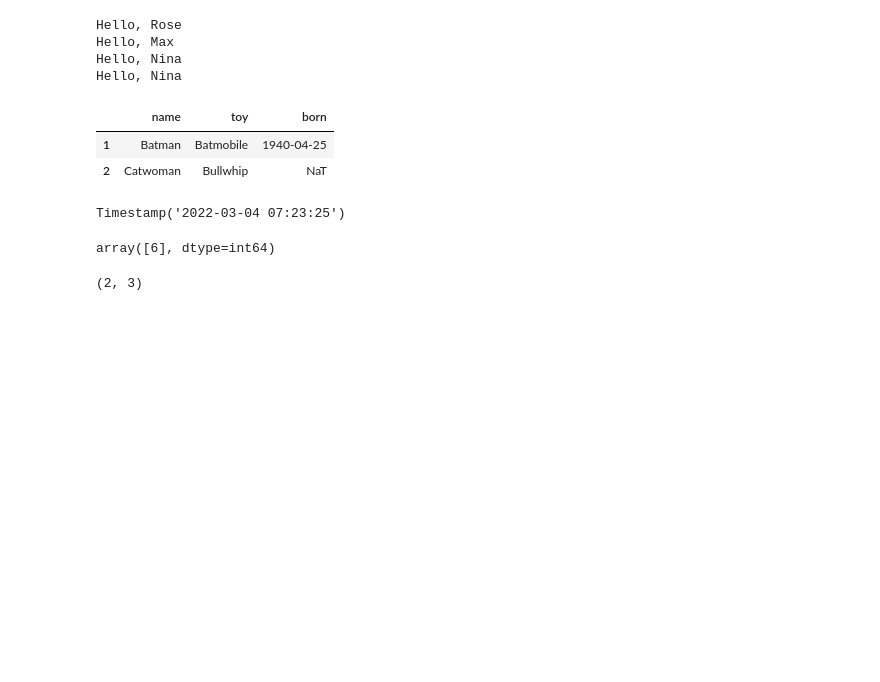
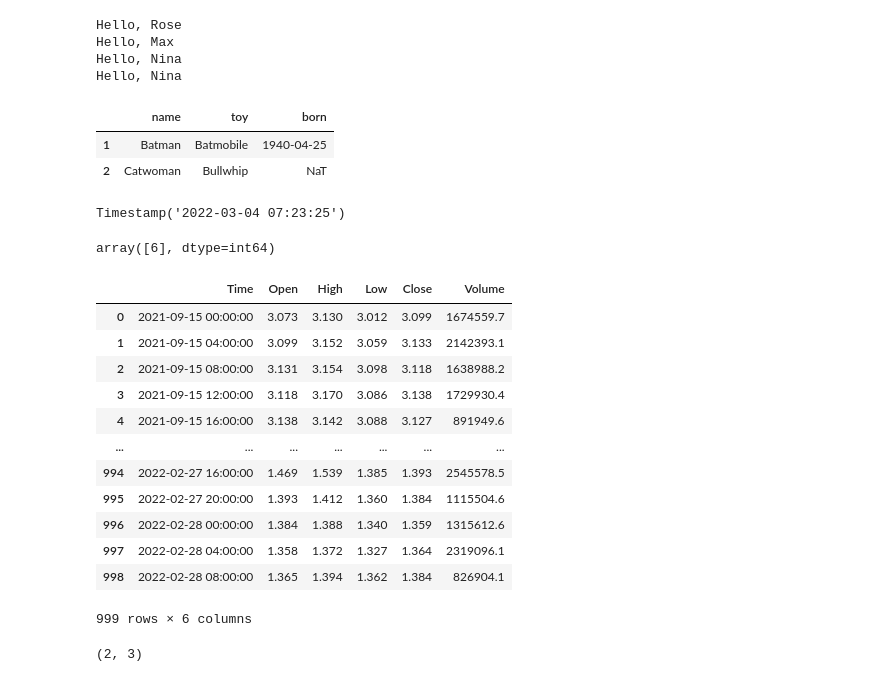
Before and after one commit to elcreek/work, a Jupyter notebook: notebooks/notebook1.ipynb, the cells around one changed output. Saved outputs shown, nothing was run; the diff lists cells and outputs as text; code cells hidden in the pictures; blank space fills up the shorter version.

```diff
--- a/notebooks/notebook1.ipynb
+++ b/notebooks/notebook1.ipynb
@@ -1052,13 +1052,27 @@ array([6], dtype=int64)
 # memory usage: 200.0+ bytes
 # %%
 
-df1=pd.read_csv("C:\\Users\\Grant\\Desktop\\work_git\\work\data\\4h\\1INCHUSDT_4h.csv",index_col=['Time'], parse_dates=['Time'])
+# df1=pd.read_csv("C:\\Users\\Grant\\Desktop\\work_git\\work\data\\4h\\1INCHUSDT_4h.csv",index_col=['Time'], parse_dates=['Time'])
 
-df2=pd.read_csv("C:\\Users\\Grant\\Desktop\\work_git\\work\data\\4h\\1INCHUSDT_4h.csv",index_col=0, parse_dates=['Time'])
+# df2=pd.read_csv("C:\\Users\\Grant\\Desktop\\work_git\\work\data\\4h\\1INCHUSDT_4h.csv",index_col=0, parse_dates=['Time'])
 
 df3=pd.read_csv("C:\\Users\\Grant\\Desktop\\work_git\\work\data\\4h\\1INCHUSDT_4h.csv", parse_dates=True)
 
 df3
+# %% [output]
+|  | Time | Open | High | Low | Close | Volume |
+| 0 | 2021-09-15 00:00:00 | 3.073 | 3.130 | 3.012 | 3.099 | 1674559.7 |
+| 1 | 2021-09-15 04:00:00 | 3.099 | 3.152 | 3.059 | 3.133 | 2142393.1 |
+| 2 | 2021-09-15 08:00:00 | 3.131 | 3.154 | 3.098 | 3.118 | 1638988.2 |
+| 3 | 2021-09-15 12:00:00 | 3.118 | 3.170 | 3.086 | 3.138 | 1729930.4 |
+| 4 | 2021-09-15 16:00:00 | 3.138 | 3.142 | 3.088 | 3.127 | 891949.6 |
+| ... | ... | ... | ... | ... | ... | ... |
+| 994 | 2022-02-27 16:00:00 | 1.469 | 1.539 | 1.385 | 1.393 | 2545578.5 |
+| 995 | 2022-02-27 20:00:00 | 1.393 | 1.412 | 1.360 | 1.384 | 1115504.6 |
+| 996 | 2022-02-28 00:00:00 | 1.384 | 1.388 | 1.340 | 1.359 | 1315612.6 |
+| 997 | 2022-02-28 04:00:00 | 1.358 | 1.372 | 1.327 | 1.364 | 2319096.1 |
+| 998 | 2022-02-28 08:00:00 | 1.365 | 1.394 | 1.362 | 1.384 | 826904.1 |
+999 rows × 6 columns
 # %%
 
 apple_df = pd.read_csv("C:\\Users\\Grant\\Desktop\\work_git\\work\data\\4h\\1INCHUSDT_4h.csv" , index_col=0, parse_dates=True)
```
Also changed, not shown: parts of 4 cells of this notebook, 5 other files.
